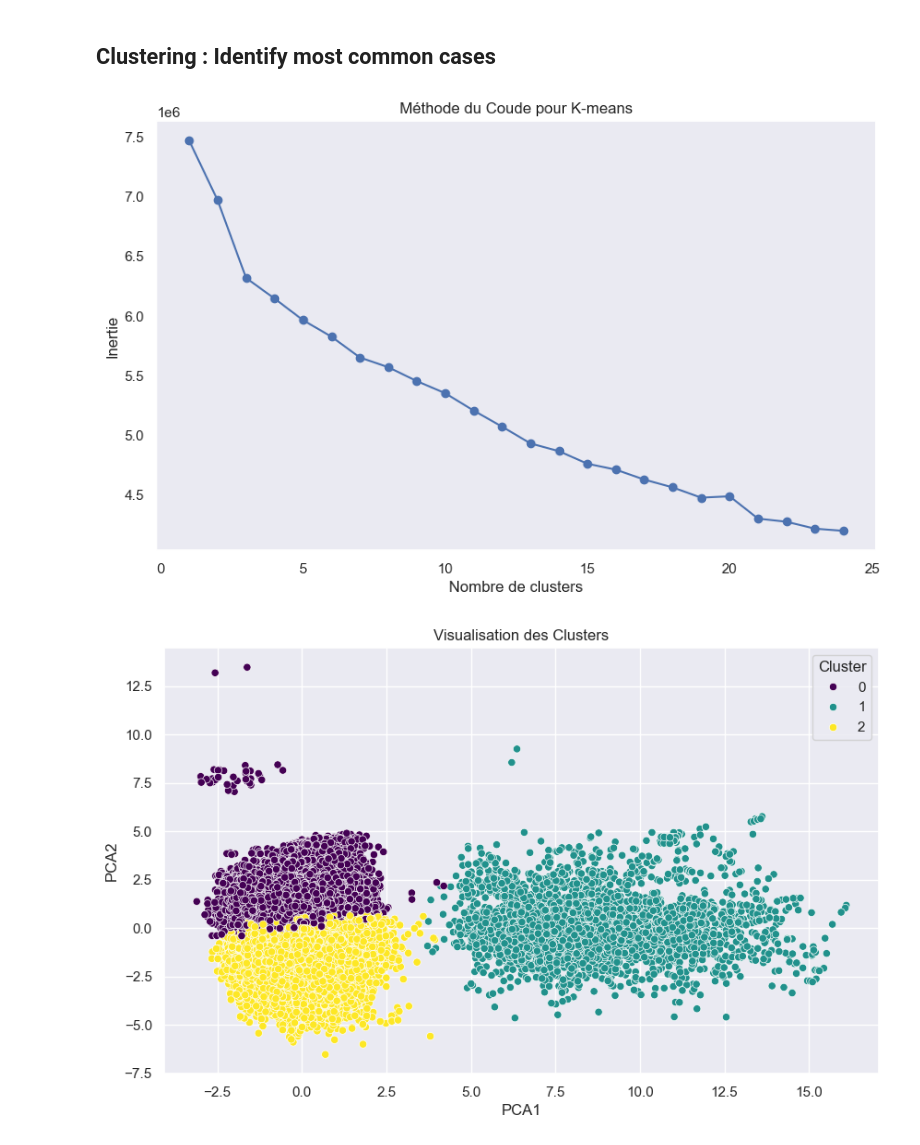
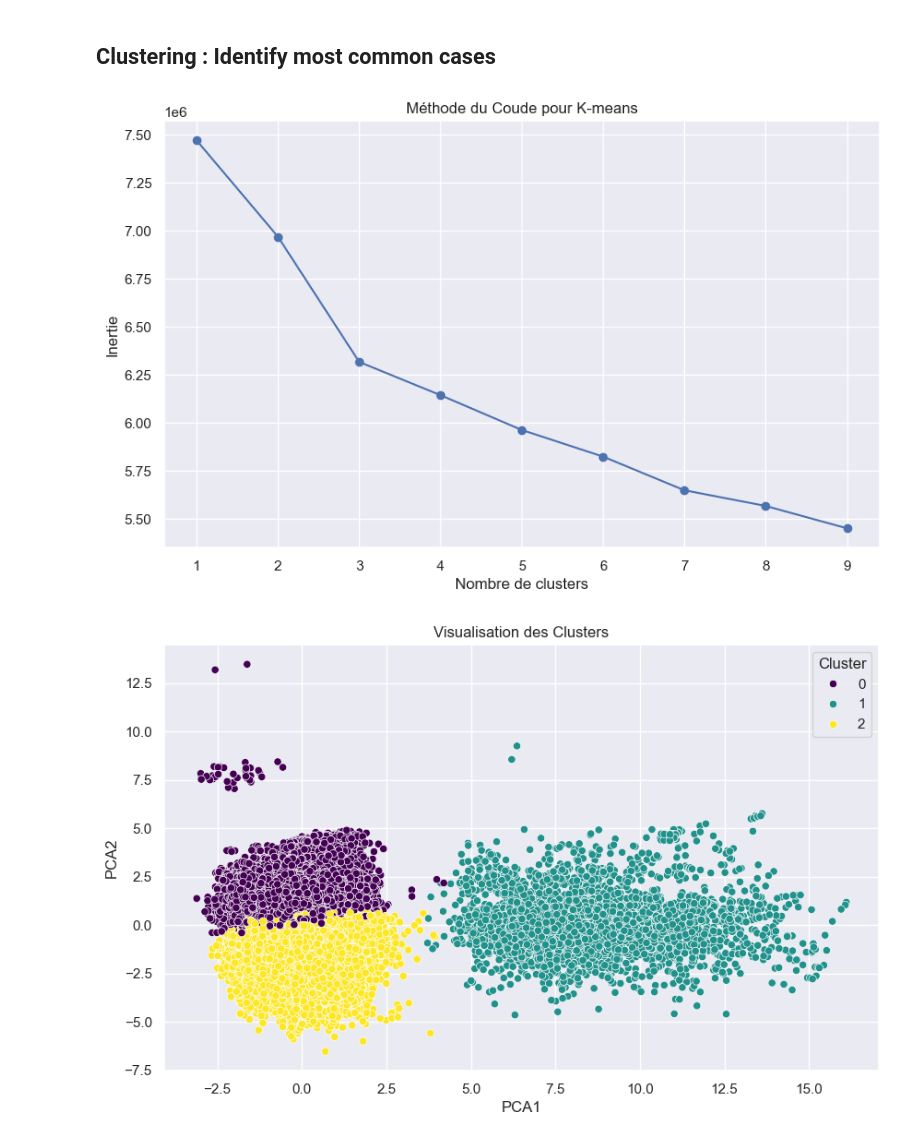
Before and after one commit to malools/french-road-accidents, a Jupyter notebook: eda.ipynb, the cells around one changed output. Drawn from its saved outputs; the diff is of its cells as text; code cells hidden in the pictures.

```diff
--- a/eda.ipynb
+++ b/eda.ipynb
@@ -371,48 +375,41 @@ plt.show()
 # %% [markdown]
 ## Clustering : Identify most common cases
 # %%
-import pandas as pd
-import matplotlib.pyplot as plt
-import seaborn as sns
-from sklearn.preprocessing import StandardScaler
-from sklearn.cluster import KMeans
-from sklearn.decomposition import PCA
-
 df_all = df_charac.merge(df_victims, left_on='Accident_Id', right_on='Num_Acc', how='inner') \
                         .merge(df_vehicles, on='Num_Acc', how='inner') \
                         .merge(df_places, on='Num_Acc', how='inner')
 
 # Choose interesting categorical/numerical features
 df_all_features_interest = df_all[[
     'lum', 'agg', 'int', 'atm', 'col', # from characteristics
     'catr', 'circ', 'prof', 'plan', 'surf', 'larrout', 'infra', 'situ', 'vma', # from places
     'senc', 'catv', 'obs', 'obsm', 'choc', 'manv', 'motor', # from vehicles
     'catu', 'grav', 'sexe', 'trajet', 'secu1', 'secu2', 'secu3', 'locp', 'actp', 'etatp' # from victims
                              ]]
 df_all_features_interest = df_all_features_interest.apply(lambda x: x.str.replace(',', '.') if x.dtype == "object" else x)
 df_all_features_interest = df_all_features_interest.apply(pd.to_numeric, errors='coerce')
 df_all_features_interest = df_all_features_interest.dropna()
 
 # Standardize dataset
 scaler = StandardScaler()
 features_scaled = scaler.fit_transform(df_all_features_interest)
 
 # Compute the optimal number of clusters with the elbow method and plot the results
 inertia = []
 for k in range(1, 10):
     kmeans = KMeans(n_clusters=k, random_state=42)
     kmeans.fit(features_scaled)
     inertia.append(kmeans.inertia_)
 
 plt.figure(figsize=(10, 6))
 plt.plot(range(1, 10), inertia, marker='o')
 plt.title('Méthode du Coude pour K-means')
 plt.xlabel('Nombre de clusters')
 plt.ylabel('Inertie')
-plt.grid()
+plt.grid(True)
 plt.show()
 # %% [output]
-[figure, old version]
+[figure, new version]
 # %%
 k = 3
 kmeans = KMeans(n_clusters=k, random_state=42)
```
Also changed, not shown: parts of 6 cells of this notebook.
